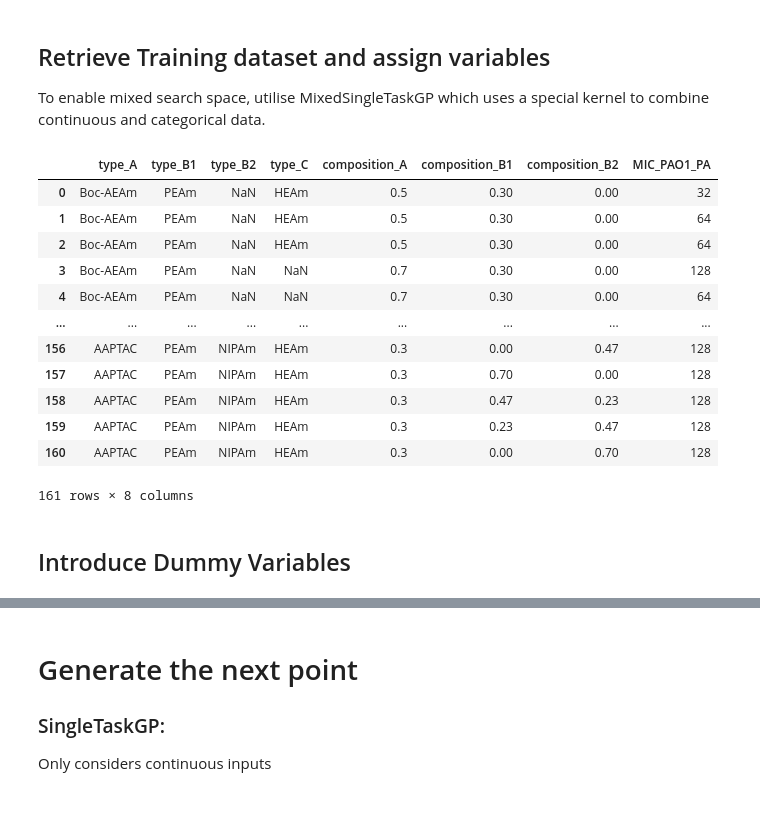
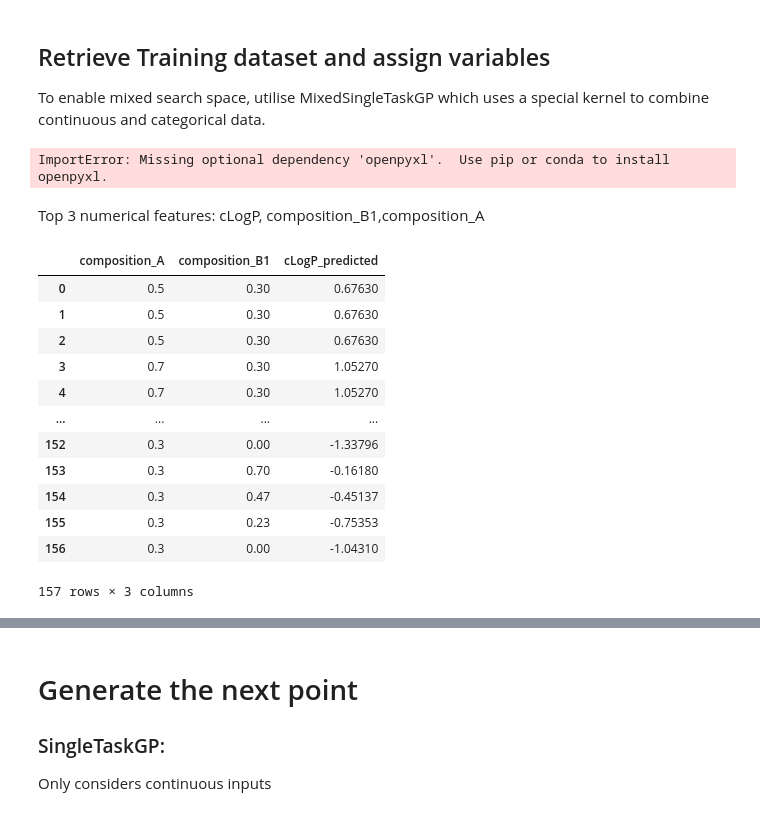
Before and after one commit to YimengJin/Thesis_Yimeng, a Jupyter notebook: Polymer BO.ipynb, the cells around one changed output, grey strips where cells are left out. Saved outputs shown, nothing was run; the diff lists cells and outputs as text; code cells hidden in the pictures.

```diff
--- a/Polymer BO.ipynb
+++ b/Polymer BO.ipynb
@@ -20,22 +20,27 @@ import pandas as pd
 # %% [markdown]
 ## Retrieve Training dataset and assign variables
 To enable mixed search space, utilise MixedSingleTaskGP which uses a special kernel to combine continuous and categorical data.
+# %%
+data = pd.read_excel('dataset_final.xlsx', sheet_name = 'Dataset_Complete_modified')
+data
+# %% [output]
+ImportError: Missing optional dependency 'openpyxl'.  Use pip or conda to install openpyxl.
+# %% [markdown]
+Top 3 numerical features: cLogP, composition_B1,composition_A
 # %%
-data = pd.read_csv('modified_data.csv',usecols=[1,2,3,4,5,6,7,23])
+data = pd.read_csv('modified_data.csv',usecols=['cLogP_predicted', 'composition_B1','composition_A'])
 data
 # %% [output]
-|  | type_A | type_B1 | type_B2 | type_C | composition_A | composition_B1 | composition_B2 | MIC_PAO1_PA |
-| 0 | Boc-AEAm | PEAm | NaN | HEAm | 0.5 | 0.30 | 0.00 | 32 |
-| 1 | Boc-AEAm | PEAm | NaN | HEAm | 0.5 | 0.30 | 0.00 | 64 |
-| 2 | Boc-AEAm | PEAm | NaN | HEAm | 0.5 | 0.30 | 0.00 | 64 |
-| 3 | Boc-AEAm | PEAm | NaN | NaN | 0.7 | 0.30 | 0.00 | 128 |
-| 4 | Boc-AEAm | PEAm | NaN | NaN | 0.7 | 0.30 | 0.00 | 64 |
-| ... | ... | ... | ... | ... | ... | ... | ... | ... |
-| 156 | AAPTAC | PEAm | NIPAm | HEAm | 0.3 | 0.00 | 0.47 | 128 |
-| 157 | AAPTAC | PEAm | NIPAm | HEAm | 0.3 | 0.70 | 0.00 | 128 |
-| 158 | AAPTAC | PEAm | NIPAm | HEAm | 0.3 | 0.47 | 0.23 | 128 |
-| 159 | AAPTAC | PEAm | NIPAm | HEAm | 0.3 | 0.23 | 0.47 | 128 |
-| 160 | AAPTAC | PEAm | NIPAm | HEAm | 0.3 | 0.00 | 0.70 | 128 |
+|  | composition_A | composition_B1 | cLogP_predicted |
+| 0 | 0.5 | 0.30 | 0.67630 |
+| 1 | 0.5 | 0.30 | 0.67630 |
+| 2 | 0.5 | 0.30 | 0.67630 |
+| 3 | 0.7 | 0.30 | 1.05270 |
+| 4 | 0.7 | 0.30 | 1.05270 |
+| ... | ... | ... | ... |
+| 152 | 0.3 | 0.00 | -1.33796 |
+| 153 | 0.3 | 0.70 | -0.16180 |
+| 154 | 0.3 | 0.47 | -0.45137 |
+| 155 | 0.3 | 0.23 | -0.75353 |
+| 156 | 0.3 | 0.00 | -1.04310 |
-161 rows × 8 columns
+157 rows × 3 columns
-# %% [markdown]
-## Introduce Dummy Variables
```
Also changed, not shown: parts of 2 cells of this notebook, 7 other files.
